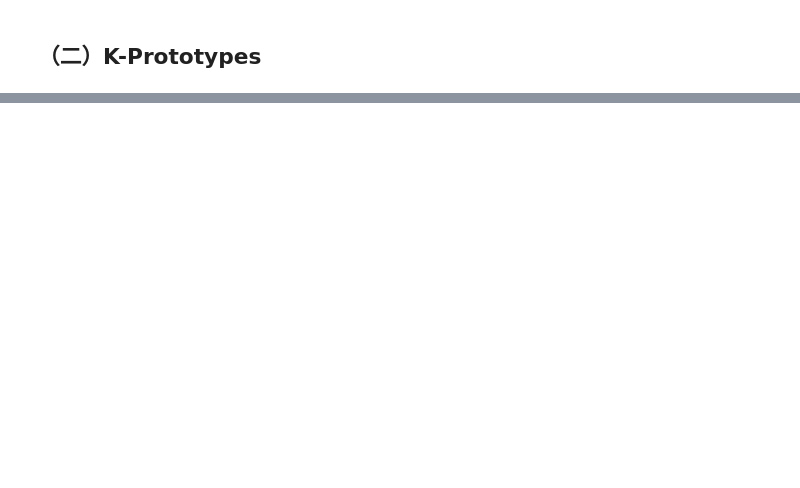
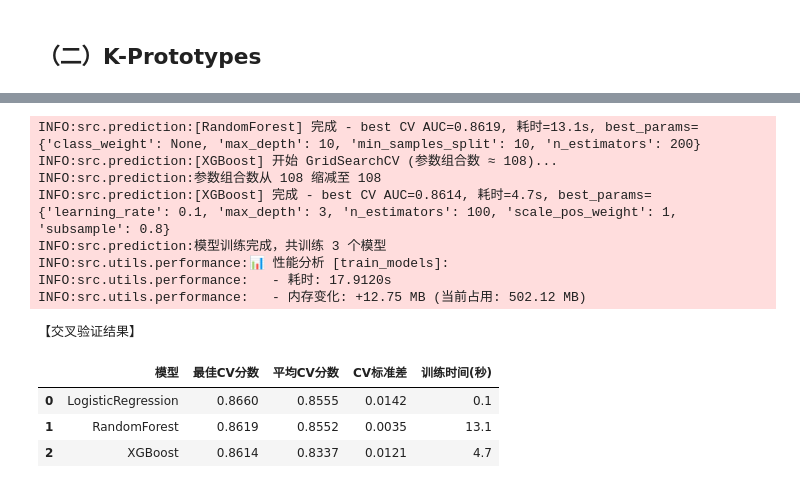
Before and after one commit to WaGll/Customer-Churn-Analysis, a Jupyter notebook: notebooks/customer_churn_analysis.ipynb, the cells around one changed output, grey strips where cells are left out. Cells and saved outputs as stored; diff of their text form; code cells hidden in the pictures; blank space fills up the shorter version.

```diff
--- a/notebooks/customer_churn_analysis.ipynb
+++ b/notebooks/customer_churn_analysis.ipynb
@@ -509,5 +463,4 @@ plot_countplots(raw_df, cat_cols, title="分类变量频次分布")
 # %%
-
 # Section 2: 数据处理与特征工程
 
 
@@ -521,18 +474,13 @@ df = deepcopy(raw_df)
 if '顾客ID' in df.columns:
     df.drop('顾客ID', axis=1, inplace=True)
 
-# 创建混合编码副本（后续用于混合编码）
-mixed_df = deepcopy(df)
-
-# 标准化副本（后续用于标准化）
-standard_df = deepcopy(df)
-
 # 识别分类列和数值列
 categorical_cols = df.select_dtypes(include=['object']).columns.tolist()
 numeric_cols = df.select_dtypes(include=['number']).columns.tolist()
 
-# 原始数值列（用于后续标准化）
-raw_numeric_cols = [col for col in raw_df.select_dtypes(include=['number']).columns if col not in ['顾客ID', '用户流失标签']]
+# 原始数值列（用于后续标准化参考）
+raw_numeric_cols = [col for col in raw_df.select_dtypes(include=['number']).columns
+                    if col not in ['顾客ID', '用户流失标签']]
 
 print(f"【数据预处理概览】")
 print(f"总列数: {len(df.columns)}")
@@ -540,6 +488,10 @@ print(f"分类特征数量: {len(categorical_cols)}")
 print(f"数值特征数量: {len(numeric_cols)}")
 print(f"\n分类特征: {categorical_cols}")
 print(f"\n数值特征: {numeric_cols}")
+
+# 初始化 FeatureEngineer（将在后续单元格中复用）
+fe = FeatureEngineer()
+print(f"\n✓ FeatureEngineer 已初始化")
 # %% [output]
 【数据预处理概览】
 总列数: 18
@@ -1836,0 +1264,43 @@ Name: count, dtype: int64
+# %%
+# 五、流失预测建模 — 使用 src.prediction.ChurnPredictor
+
+
+print("【流失预测建模】")
+print("=" * 60)
+
+# 初始化 ChurnPredictor
+predictor = ChurnPredictor(random_state=RANDOM_STATE)
+
+# Step 1: 数据准备（使用原始数据，predictor 内部自动处理编码和标准化）
+#   - 自动识别数值/分类列
+#   - 构建 ColumnTransformer (StandardScaler + OneHotEncoder)
+#   - 分层抽样拆分训练/测试集
+X_train, X_test, y_train, y_test = predictor.prepare_data(
+    raw_df,                        # 原始数据（而非分箱后的 df）
+    target_col='用户流失标签',
+    test_size=0.2,
+    id_cols=['顾客ID']
+)
+
+print(f"\n训练集: {X_train.shape[0]} 样本, {X_train.shape[1]} 特征")
+print(f"测试集: {X_test.shape[0]} 样本, {X_test.shape[1]} 特征")
+print(f"训练集流失率: {y_train.mean():.2%}")
+print(f"测试集流失率: {y_test.mean():.2%}")
+
+# Step 2: 模型训练（GridSearchCV + StratifiedKFold）
+print(f"\n【模型训练 — GridSearchCV 超参调优 (k=5)】")
+cv_results = predictor.train_models(X_train, y_train, cv_folds=5, n_jobs=-1)
+
+# 展示交叉验证结果
+cv_summary = []
+for model_name, info in cv_results.items():
+    cv_summary.append({
+        '模型': model_name,
+        '最佳CV分数': f"{info['best_cv_score']:.4f}",
+        '平均CV分数': f"{info['cv_mean']:.4f}",
+        'CV标准差': f"{info.get('cv_std', 0):.4f}",
+        '训练时间(秒)': f"{info.get('train_time_seconds', 0):.1f}"
+    })
+print("\n【交叉验证结果】")
+q(pd.DataFrame(cv_summary))
+# %% [output]
@@ -1836,0 +1335,13 @@ Name: count, dtype: int64
+INFO:src.prediction:[RandomForest] 完成 - best CV AUC=0.8619, 耗时=13.1s, best_params={'class_weight': None, 'max_depth': 10, 'min_samples_split': 10, 'n_estimators': 200}
+INFO:src.prediction:[XGBoost] 开始 GridSearchCV (参数组合数 ≈ 108)...
+INFO:src.prediction:参数组合数从 108 缩减至 108
+INFO:src.prediction:[XGBoost] 完成 - best CV AUC=0.8614, 耗时=4.7s, best_params={'learning_rate': 0.1, 'max_depth': 3, 'n_estimators': 100, 'scale_pos_weight': 1, 'subsample': 0.8}
+INFO:src.prediction:模型训练完成，共训练 3 个模型
+INFO:src.utils.performance:📊 性能分析 [train_models]:
+INFO:src.utils.performance:   - 耗时: 17.9120s
+INFO:src.utils.performance:   - 内存变化: +12.75 MB (当前占用: 502.12 MB)
+【交叉验证结果】
+|  | 模型 | 最佳CV分数 | 平均CV分数 | CV标准差 | 训练时间(秒) |
+| 0 | LogisticRegression | 0.8660 | 0.8555 | 0.0142 | 0.1 |
+| 1 | RandomForest | 0.8619 | 0.8552 | 0.0035 | 13.1 |
+| 2 | XGBoost | 0.8614 | 0.8337 | 0.0121 | 4.7 |
```
Also changed, not shown: parts of 32 cells of this notebook, 1 other file.
